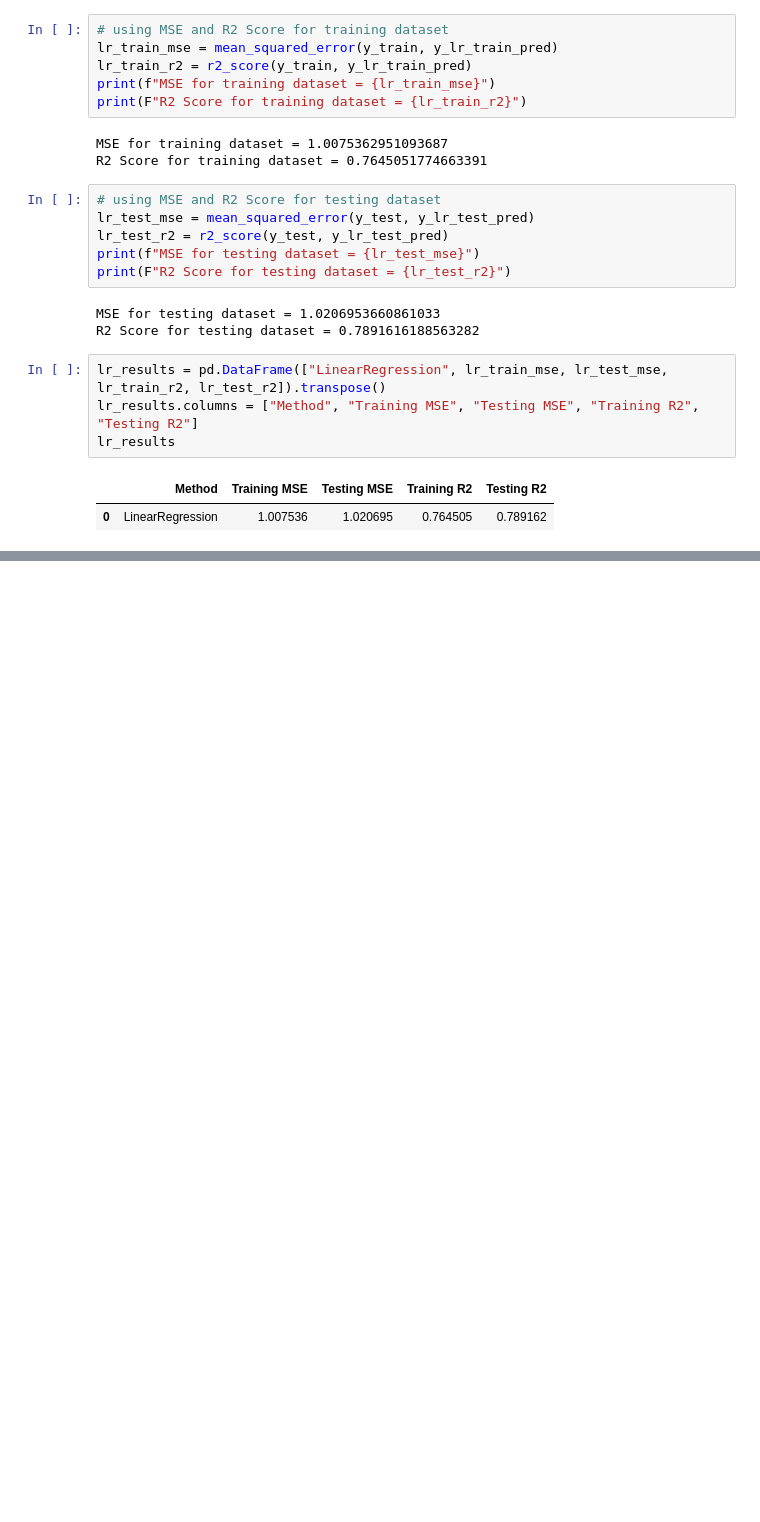
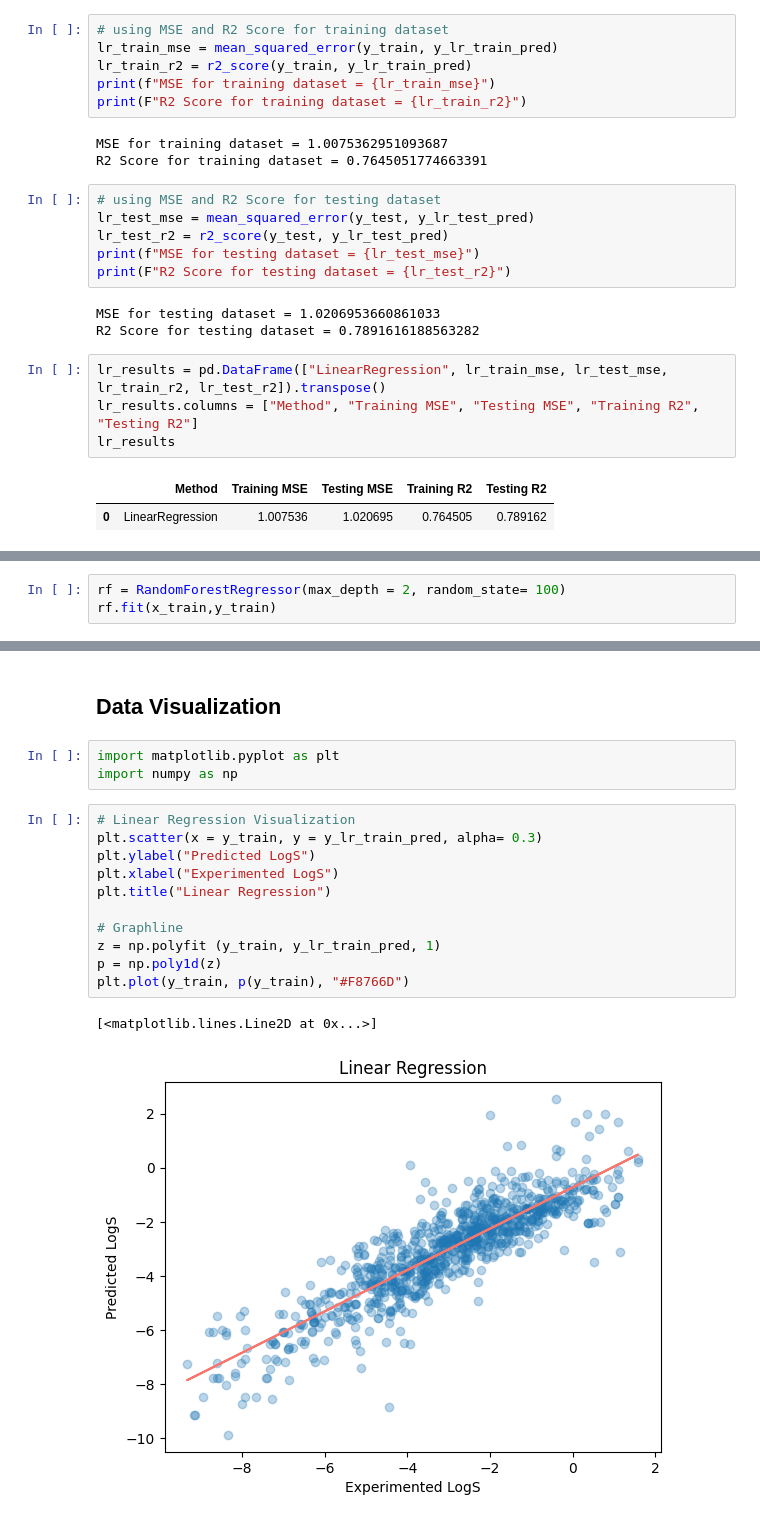
Before and after one commit to MrQuestionbank/Python-Course-Work, a Jupyter notebook: Projects/MLmodel.ipynb, the cells around one changed output, grey strips where cells are left out. Cells and saved outputs as stored; diff of their text form; blank space fills up the shorter version.

```diff
--- a/Projects/MLmodel.ipynb
+++ b/Projects/MLmodel.ipynb
@@ -162,0 +167,3 @@ lr_results
+# %%
+rf = RandomForestRegressor(max_depth = 2, random_state= 100)
+rf.fit(x_train,y_train)
@@ -162,0 +214,19 @@ lr_results
+# %% [markdown]
+## Data Visualization
+# %%
+import matplotlib.pyplot as plt
+import numpy as np
+# %%
+# Linear Regression Visualization
+plt.scatter(x = y_train, y = y_lr_train_pred, alpha= 0.3)
+plt.ylabel("Predicted LogS")
+plt.xlabel("Experimented LogS")
+plt.title("Linear Regression")
+
+# Graphline
+z = np.polyfit (y_train, y_lr_train_pred, 1)
+p = np.poly1d(z)
+plt.plot(y_train, p(y_train), "#F8766D")
+# %% [output]
+[<matplotlib.lines.Line2D at 0x...>]
+[figure, added]
```
Also changed, not shown: parts of 16 cells of this notebook.
